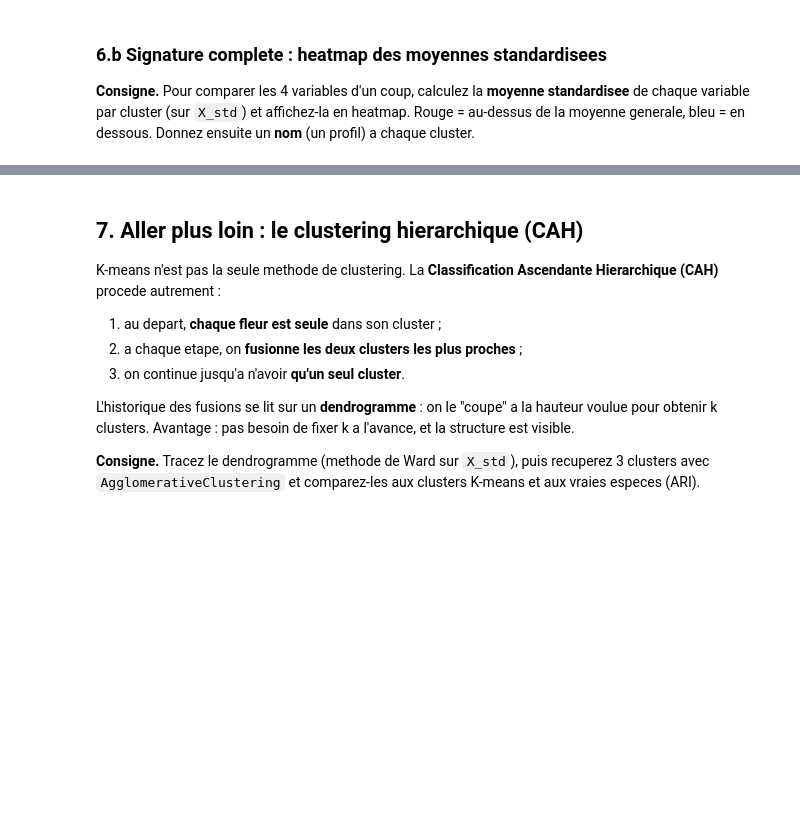
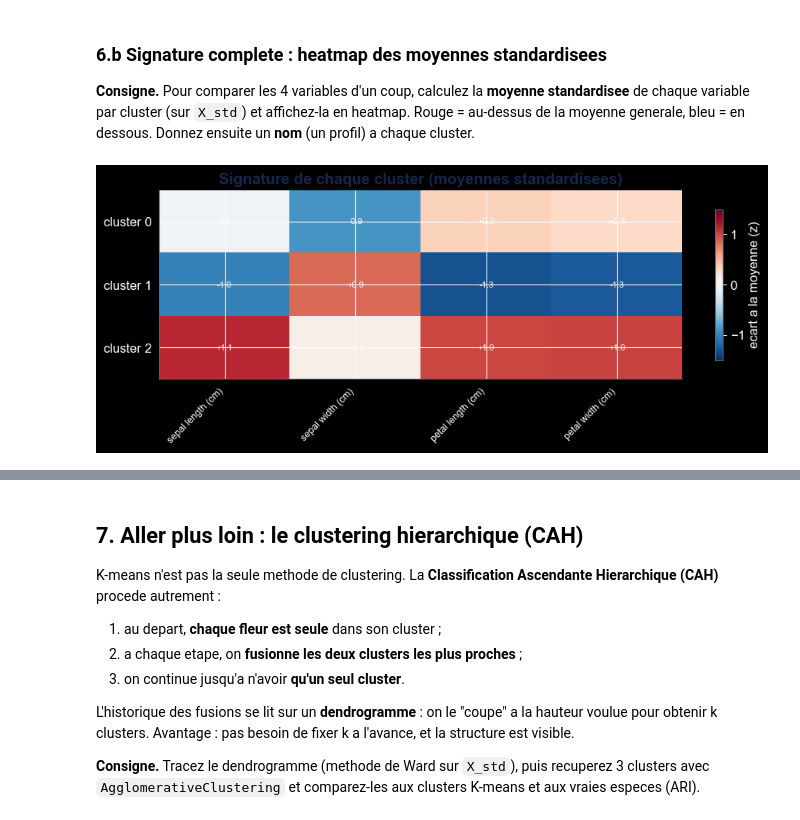
Before and after one commit to diiad/ML_2ESGI, a Jupyter notebook: TP1_kmeans_acp_TODO.ipynb, the cells around one changed output, grey strips where cells are left out. Saved outputs shown, nothing was run; the diff lists cells and outputs as text; code cells hidden in the pictures; blank space fills up the shorter version.

```diff
--- a/TP1_kmeans_acp_TODO.ipynb
+++ b/TP1_kmeans_acp_TODO.ipynb
@@ -181,18 +209,20 @@ ensuite un **nom** (un profil) a chaque cluster.
 # %%
 profil_z = pd.DataFrame(X_std, columns=X.columns)
 profil_z["cluster"] = labels
 # TODO : moyenne par cluster (groupby sur profil_z)
-moyennes_z = ...
+moyennes_z = profil_z.groupby('cluster').mean()
 
 fig, ax = plt.subplots(figsize=(11, 3.2))
 im = ax.imshow(moyennes_z, cmap="RdBu_r", vmin=-1.5, vmax=1.5, aspect="auto")
 ax.set_xticks(range(len(X.columns)))
 ax.set_xticklabels(X.columns, rotation=45, ha="right", fontsize=9)
 ax.set_yticks(range(len(moyennes_z)))
 ax.set_yticklabels([f"cluster {c}" for c in moyennes_z.index])
 for i in range(moyennes_z.shape[0]):
     for j in range(moyennes_z.shape[1]):
         ax.text(j, i, f"{moyennes_z.iloc[i, j]:+.1f}", ha="center", va="center", fontsize=8)
 fig.colorbar(im, ax=ax, shrink=0.8, label="ecart a la moyenne (z)")
 ax.set_title("Signature de chaque cluster (moyennes standardisees)")
 plt.show()
+# %% [output]
+[figure, added]
```
Also changed, not shown: parts of 11 cells of this notebook.
